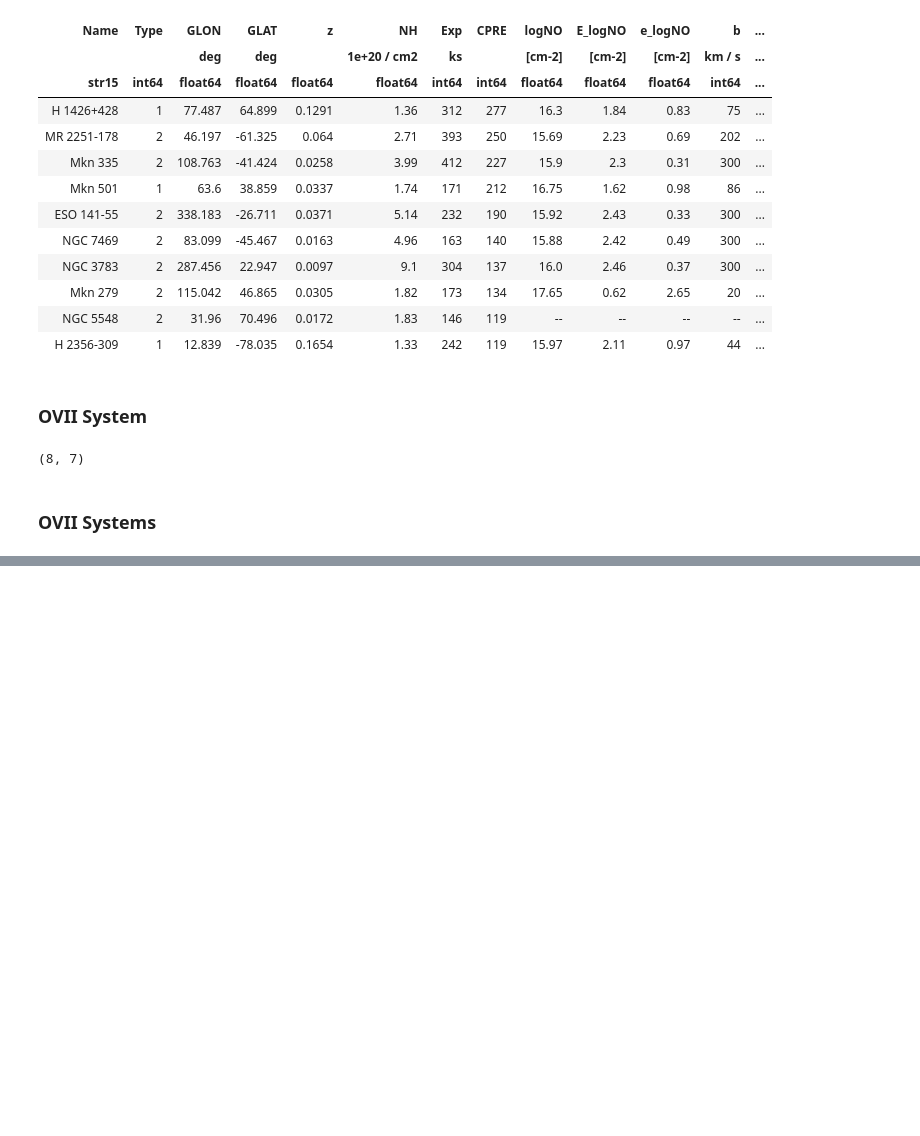
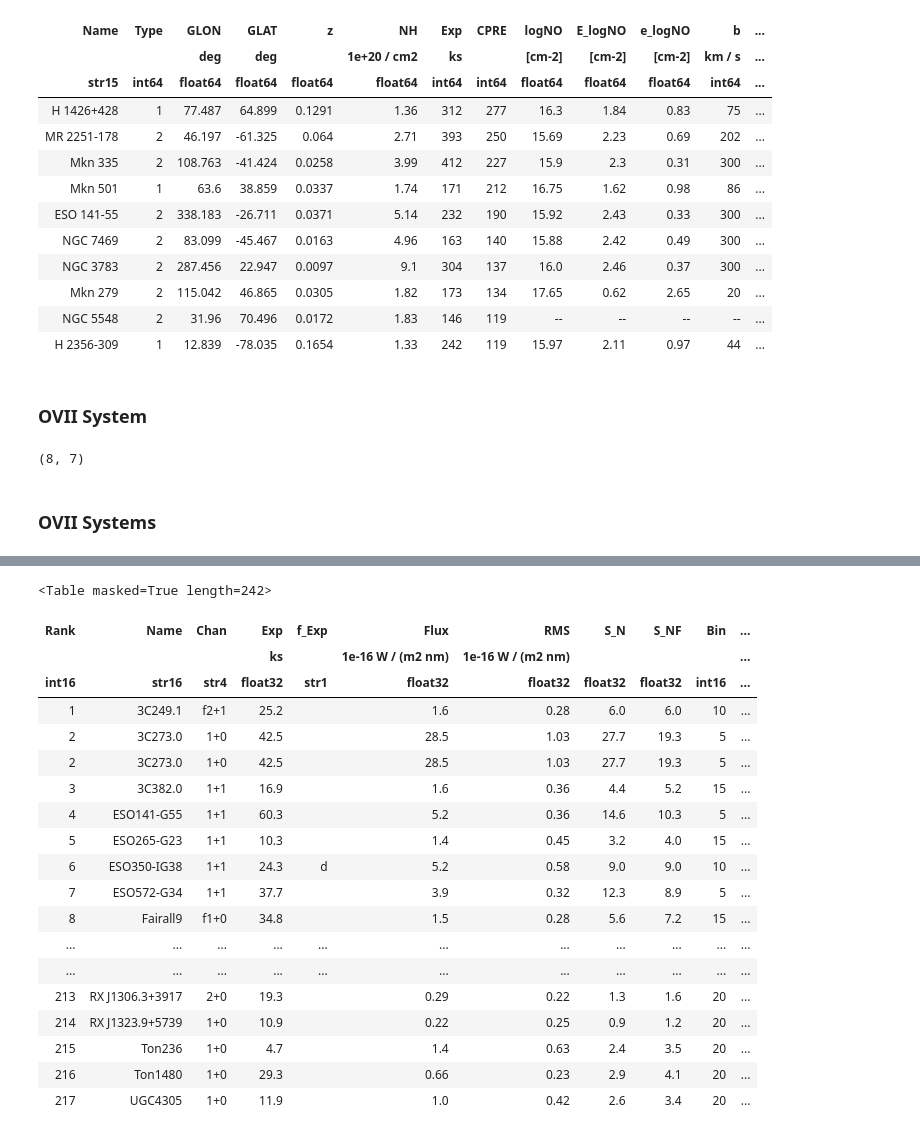
Before and after one commit to pyigm/pyigm, a Jupyter notebook: docs/datasets/MilkyWay_absline.ipynb, the cells around one changed output, grey strips where cells are left out. Saved outputs shown, nothing was run; the diff lists cells and outputs as text; code cells hidden in the pictures; blank space fills up the shorter version.

```diff
--- a/docs/datasets/MilkyWay_absline.ipynb
+++ b/docs/datasets/MilkyWay_absline.ipynb
@@ -90,0 +145,2 @@ ovii_tbl
+# %%
+wakker_ovi = Table.read(pyigm.__path__[0]+'/data/CGM/Galaxy/wakker03_table2.fits')
@@ -90,0 +149,23 @@ ovii_tbl
+# %%
+wakker_ovi
+# %% [output]
+<Table masked=True length=242>
+| Rank | Name | Chan | Exp | f_Exp | Flux | RMS | S_N | S_NF | Bin | ... |
+|  |  |  | ks |  | 1e-16 W / (m2 nm) | 1e-16 W / (m2 nm) |  |  |  | ... |
+| int16 | str16 | str4 | float32 | str1 | float32 | float32 | float32 | float32 | int16 | ... |
+| 1 | 3C249.1 | f2+1 | 25.2 |  | 1.6 | 0.28 | 6.0 | 6.0 | 10 | ... |
+| 2 | 3C273.0 | 1+0 | 42.5 |  | 28.5 | 1.03 | 27.7 | 19.3 | 5 | ... |
+| 2 | 3C273.0 | 1+0 | 42.5 |  | 28.5 | 1.03 | 27.7 | 19.3 | 5 | ... |
+| 3 | 3C382.0 | 1+1 | 16.9 |  | 1.6 | 0.36 | 4.4 | 5.2 | 15 | ... |
+| 4 | ESO141-G55 | 1+1 | 60.3 |  | 5.2 | 0.36 | 14.6 | 10.3 | 5 | ... |
+| 5 | ESO265-G23 | 1+1 | 10.3 |  | 1.4 | 0.45 | 3.2 | 4.0 | 15 | ... |
+| 6 | ESO350-IG38 | 1+1 | 24.3 | d | 5.2 | 0.58 | 9.0 | 9.0 | 10 | ... |
+| 7 | ESO572-G34 | 1+1 | 37.7 |  | 3.9 | 0.32 | 12.3 | 8.9 | 5 | ... |
+| 8 | Fairall9 | f1+0 | 34.8 |  | 1.5 | 0.28 | 5.6 | 7.2 | 15 | ... |
+| ... | ... | ... | ... | ... | ... | ... | ... | ... | ... | ... |
+| ... | ... | ... | ... | ... | ... | ... | ... | ... | ... | ... |
+| 213 | RX J1306.3+3917 | 2+0 | 19.3 |  | 0.29 | 0.22 | 1.3 | 1.6 | 20 | ... |
+| 214 | RX J1323.9+5739 | 1+0 | 10.9 |  | 0.22 | 0.25 | 0.9 | 1.2 | 20 | ... |
+| 215 | Ton236 | 1+0 | 4.7 |  | 1.4 | 0.63 | 2.4 | 3.5 | 20 | ... |
+| 216 | Ton1480 | 1+0 | 29.3 |  | 0.66 | 0.23 | 2.9 | 4.1 | 20 | ... |
+| 217 | UGC4305 | 1+0 | 11.9 |  | 1.0 | 0.42 | 2.6 | 3.4 | 20 | ... |
```
Also changed, not shown: parts of 9 cells of this notebook, 5 other files.
